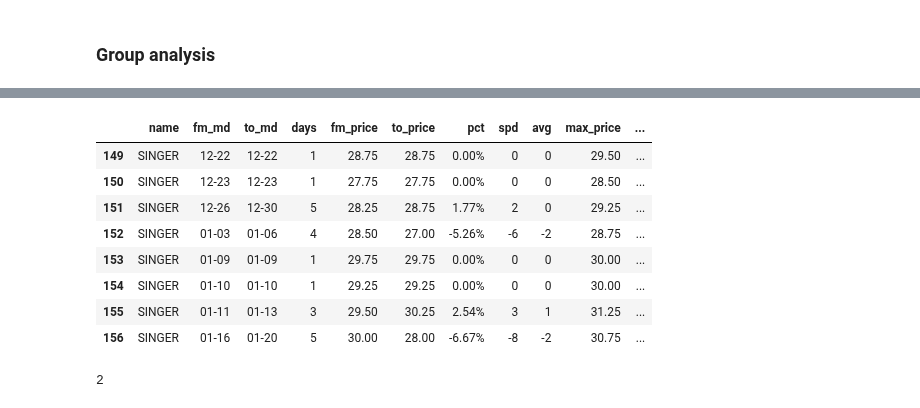
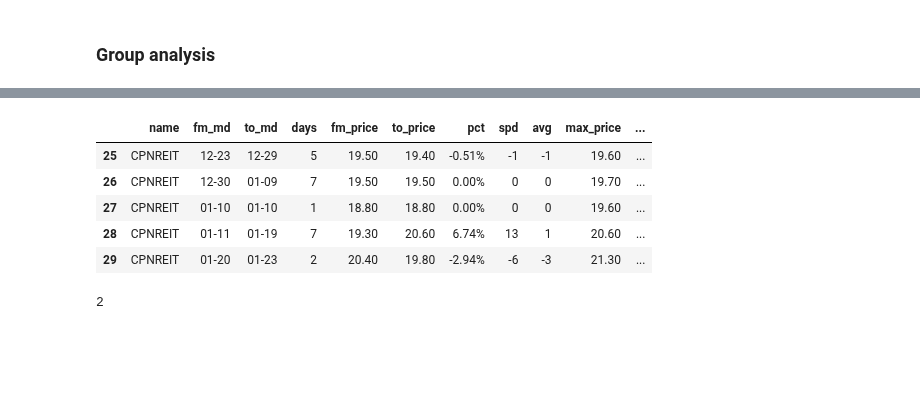
Before and after one commit to santimcs/A7, a Jupyter notebook: Daily/240 - Summary Sales Analysis.ipynb, the cells around one changed output, grey strips where cells are left out. Drawn from its saved outputs; the diff is of its cells as text; code cells hidden in the pictures; blank space fills up the shorter version.

```diff
--- a/Daily/240 - Summary Sales Analysis.ipynb
+++ b/Daily/240 - Summary Sales Analysis.ipynb
@@ -211,17 +214,14 @@ df[mask_m][cols].sort_values('pct',ascending=True).head().style.format(format_di
 # %%
-name_down = 'SINGER'
+name_down = 'CPNREIT'
 mask_n = df.name == name_down
 df[mask_n][cols].style.format(format_dict)
 # %% [output]
 |  | name | fm_md | to_md | days | fm_price | to_price | pct | spd | avg | max_price | ... |
-| 149 | SINGER | 12-22 | 12-22 | 1 | 28.75 | 28.75 | 0.00% | 0 | 0 | 29.50 | ... |
-| 150 | SINGER | 12-23 | 12-23 | 1 | 27.75 | 27.75 | 0.00% | 0 | 0 | 28.50 | ... |
-| 151 | SINGER | 12-26 | 12-30 | 5 | 28.25 | 28.75 | 1.77% | 2 | 0 | 29.25 | ... |
-| 152 | SINGER | 01-03 | 01-06 | 4 | 28.50 | 27.00 | -5.26% | -6 | -2 | 28.75 | ... |
-| 153 | SINGER | 01-09 | 01-09 | 1 | 29.75 | 29.75 | 0.00% | 0 | 0 | 30.00 | ... |
-| 154 | SINGER | 01-10 | 01-10 | 1 | 29.25 | 29.25 | 0.00% | 0 | 0 | 30.00 | ... |
-| 155 | SINGER | 01-11 | 01-13 | 3 | 29.50 | 30.25 | 2.54% | 3 | 1 | 31.25 | ... |
-| 156 | SINGER | 01-16 | 01-20 | 5 | 30.00 | 28.00 | -6.67% | -8 | -2 | 30.75 | ... |
+| 25 | CPNREIT | 12-23 | 12-29 | 5 | 19.50 | 19.40 | -0.51% | -1 | -1 | 19.60 | ... |
+| 26 | CPNREIT | 12-30 | 01-09 | 7 | 19.50 | 19.50 | 0.00% | 0 | 0 | 19.70 | ... |
+| 27 | CPNREIT | 01-10 | 01-10 | 1 | 18.80 | 18.80 | 0.00% | 0 | 0 | 19.60 | ... |
+| 28 | CPNREIT | 01-11 | 01-19 | 7 | 19.30 | 20.60 | 6.74% | 13 | 1 | 20.60 | ... |
+| 29 | CPNREIT | 01-20 | 01-23 | 2 | 20.40 | 19.80 | -2.94% | -6 | -3 | 21.30 | ... |
 # %%
 df_groupby_trend = df.groupby('trend')
 df_groupby_trend.ngroups
```
Also changed, not shown: parts of 25 cells of this notebook, 35 other files.
